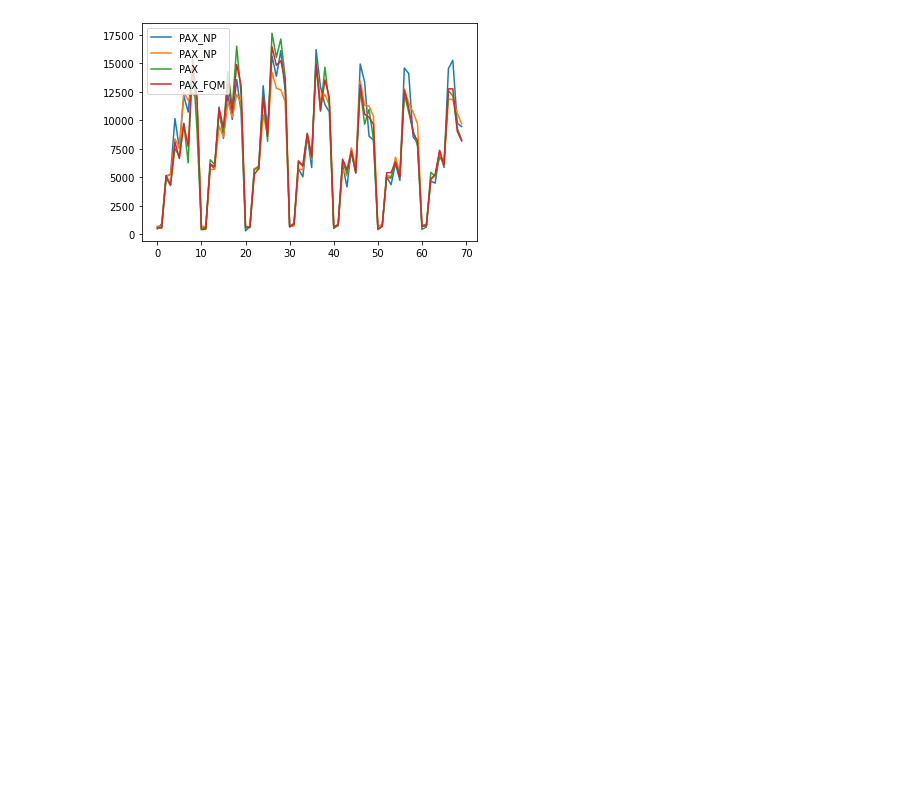
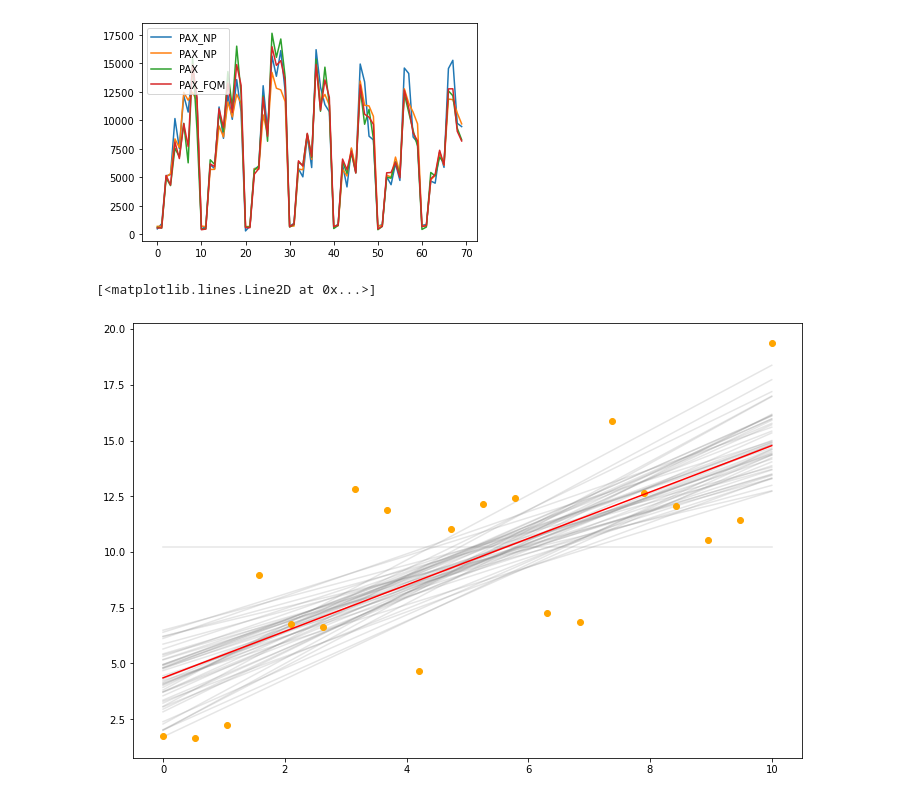
Before and after one commit to erialc-cal/StatApp_2020, a Jupyter notebook: Modélisation/Comparaisons previsions.ipynb, the cells around one changed output. Cells and saved outputs as stored; diff of their text form; code cells hidden in the pictures; blank space fills up the shorter version.

Commit message:
essais avec ic lasso

```diff
--- a/Modélisation/Comparaisons previsions.ipynb
+++ b/Modélisation/Comparaisons previsions.ipynb
@@ -83,0 +86,34 @@ histoPrev[['PAX_NP','PAX', 'PAX_FQM']].plot()
+# %%
+import numpy as np
+import matplotlib.pyplot as plt
+from sklearn.linear_model import LassoCV
+from sklearn.ensemble import BaggingRegressor
+
+# Create toy data
+x = np.linspace(0, 10, 20)
+y = x + (np.random.rand(len(x)) * 10)
+
+# Extend x data to contain another row vector of 1s
+X = np.vstack([x, np.ones(len(x))]).T
+
+n_estimators = 50
+
+model = BaggingRegressor(LassoCV(cv=5, random_state=0),
+                         n_estimators=n_estimators,
+                         bootstrap=True)
+
+model.fit(X, y)
+
+plt.figure(figsize=(12,8))
+
+# Accessing each base_estimator (already fitted)
+for m in model.estimators_:
+    plt.plot(x, m.predict(X), color='grey', alpha=0.2, zorder=1)
+
+plt.scatter(x,y, marker='o', color='orange', zorder=4)
+
+# "Bagging model" prediction
+plt.plot(x, model.predict(X), color='red', zorder=5)
+# %% [output]
+[<matplotlib.lines.Line2D at 0x...>]
+[figure, added]
```
Also changed, not shown: parts of 9 cells of this notebook.
